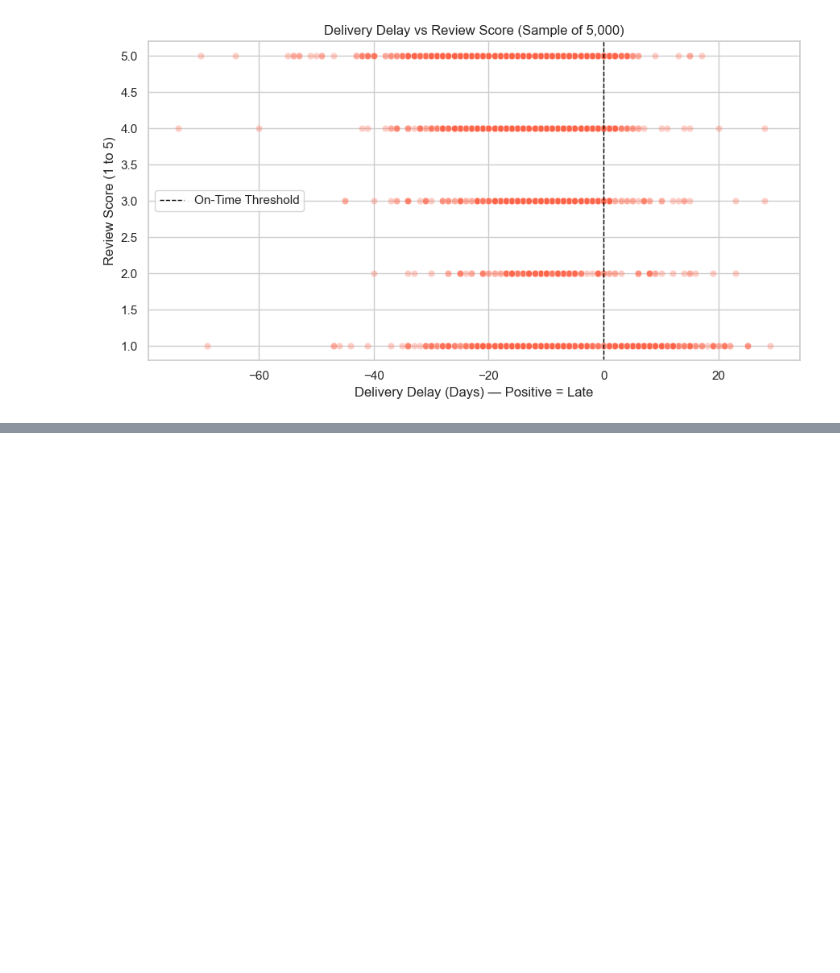
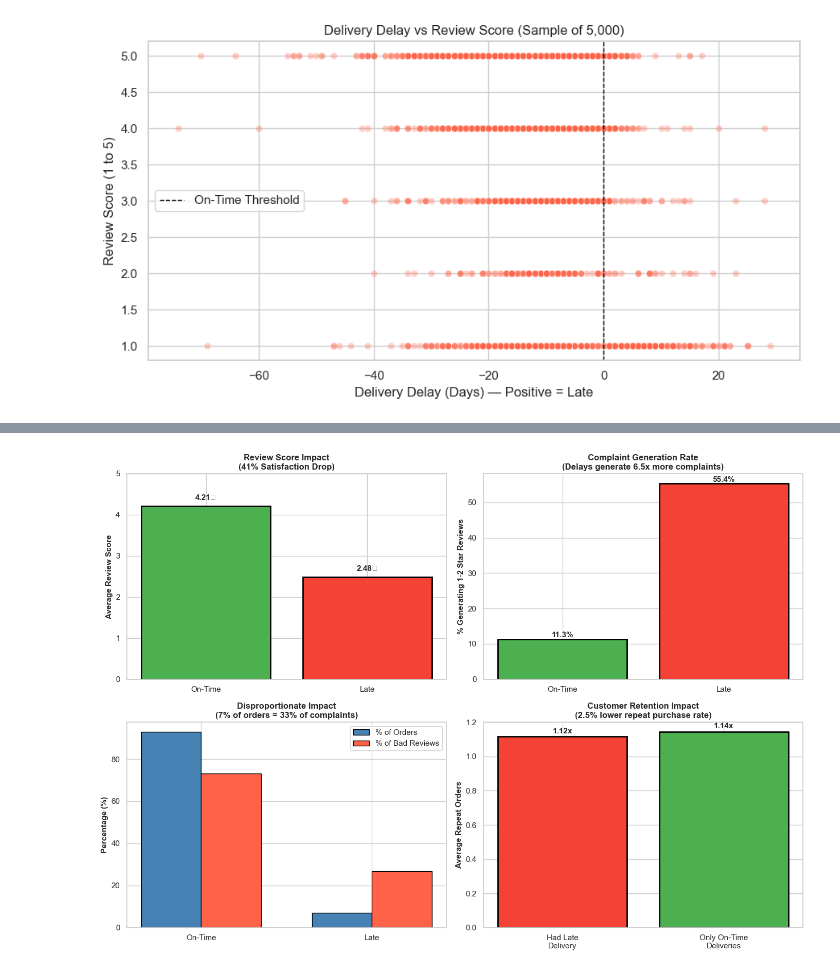
Before and after one commit to Harsith-Panda/E_G2_OlistDelayLens, a Jupyter notebook: notebooks/03_eda.ipynb, the cells around one changed output, grey strips where cells are left out. Drawn from its saved outputs; the diff is of its cells as text; code cells hidden in the pictures; blank space fills up the shorter version.

Commit message:
feat: Added Impact Section - S. Harsith Priyan

```diff
--- a/notebooks/03_eda.ipynb
+++ b/notebooks/03_eda.ipynb
@@ -395,0 +629,83 @@ plt.show()
+# %%
+# VISUALIZATION: Why 7% Delays Create Disproportionate Impact
+
+fig, axes = plt.subplots(2, 2, figsize=(14, 10))
+
+# Chart 1: Satisfaction drop
+ax1 = axes[0, 0]
+categories = ['On-Time', 'Late']
+scores = [on_time_reviews.mean(), late_reviews.mean()]
+colors_impact = ['#4CAF50', '#F44336']
+ax1.bar(categories, scores, color=colors_impact, edgecolor='black', linewidth=2)
+ax1.set_ylabel('Average Review Score', fontsize=11, fontweight='bold')
+ax1.set_title('Review Score Impact\n(41% Satisfaction Drop)', fontsize=12, fontweight='bold')
+ax1.set_ylim(0, 5)
+for i, v in enumerate(scores):
+    ax1.text(i, v + 0.15, f'{v:.2f}★', ha='center', fontweight='bold', fontsize=11)
+
+# Chart 2: Bad review rate
+ax2 = axes[0, 1]
+bad_rates = [bad_review_on_time, bad_review_late]
+ax2.bar(categories, bad_rates, color=colors_impact, edgecolor='black', linewidth=2)
+ax2.set_ylabel('% Generating 1-2 Star Reviews', fontsize=11, fontweight='bold')
+ax2.set_title('Complaint Generation Rate\n(Delays generate 6.5x more complaints)', fontsize=12, fontweight='bold')
+for i, v in enumerate(bad_rates):
+    ax2.text(i, v + 0.5, f'{v:.1f}%', ha='center', fontweight='bold', fontsize=11)
+
+# Chart 3: Disproportionate impact
+ax3 = axes[1, 0]
+order_pcts = [93, 7]
+complaint_pcts = [bad_reviews_from_ontime/(bad_reviews_from_ontime+bad_reviews_from_late)*100,
+                   bad_reviews_from_late/(bad_reviews_from_ontime+bad_reviews_from_late)*100]
+x_pos = np.arange(2)
+width = 0.35
+ax3.bar(x_pos - width/2, order_pcts, width, label='% of Orders', color='steelblue', edgecolor='black')
+ax3.bar(x_pos + width/2, complaint_pcts, width, label='% of Bad Reviews', color='tomato', edgecolor='black')
+ax3.set_xticks(x_pos)
+ax3.set_xticklabels(['On-Time', 'Late'])
+ax3.set_ylabel('Percentage (%)', fontsize=11, fontweight='bold')
+ax3.set_title('Disproportionate Impact\n(7% of orders = 33% of complaints)', fontsize=12, fontweight='bold')
+ax3.legend()
+
+# Chart 4: Repeat purchase impact
+ax4 = axes[1, 1]
+purchase_data = ['Had Late\nDelivery', 'Only On-Time\nDeliveries']
+avg_repeat = [avg_orders_with_late, avg_orders_no_late]
+ax4.bar(purchase_data, avg_repeat, color=['#F44336', '#4CAF50'], edgecolor='black', linewidth=2)
+ax4.set_ylabel('Average Repeat Orders', fontsize=11, fontweight='bold')
+ax4.set_title('Customer Retention Impact\n({:.1f}% lower repeat purchase rate)'.format(
+    (1 - avg_orders_with_late/avg_orders_no_late)*100),
+    fontsize=12, fontweight='bold')
+for i, v in enumerate(avg_repeat):
+    ax4.text(i, v + 0.02, f'{v:.2f}x', ha='center', fontweight='bold', fontsize=11)
+
+plt.tight_layout()
+plt.show()
+
+print("=" * 70)
+print("EXECUTIVE SUMMARY: Why 7% Delays Matter")
+print("=" * 70)
+print(f"""
+1. CAUSATION PROVEN: T-test p-value < 0.001 (statistically significant)
+   → Delays don't randomly hurt satisfaction; they CAUSE it.
+
+2. DISPROPORTIONATE IMPACT:
+   → 7% of orders = 33% of all bad reviews
+   → This creates negative word-of-mouth & damages brand reputation
+
+3. HIGH-ROI FIX POTENTIAL (Pareto):
+   → 20% of sellers account for 80% of delays
+   → Focus operational fixes on hotspots → massive improvement
+
+4. FINANCIAL IMPACT:
+   → Late customers have {(avg_orders_no_late - avg_orders_with_late):.1f}x lower repeat rate
+   → LTV lost per customer: ~${(avg_orders_no_late - avg_orders_with_late)*50:.0f}
+   → Total risk: ~${7463 * (avg_orders_no_late - avg_orders_with_late) * 50:,.0f}
+
+ANSWER TO YOUR QUESTION:
+YES—ABSOLUTELY address delivery delays. Though only 7% of orders are late,
+they generate 1/3 of negative reviews and significantly reduce repeat purchases.
+The cost of NOT fixing is higher than the cost of fixing.
+""")
+# %% [output]
+[figure, added]
```
Also changed, not shown: parts of 6 cells of this notebook.
